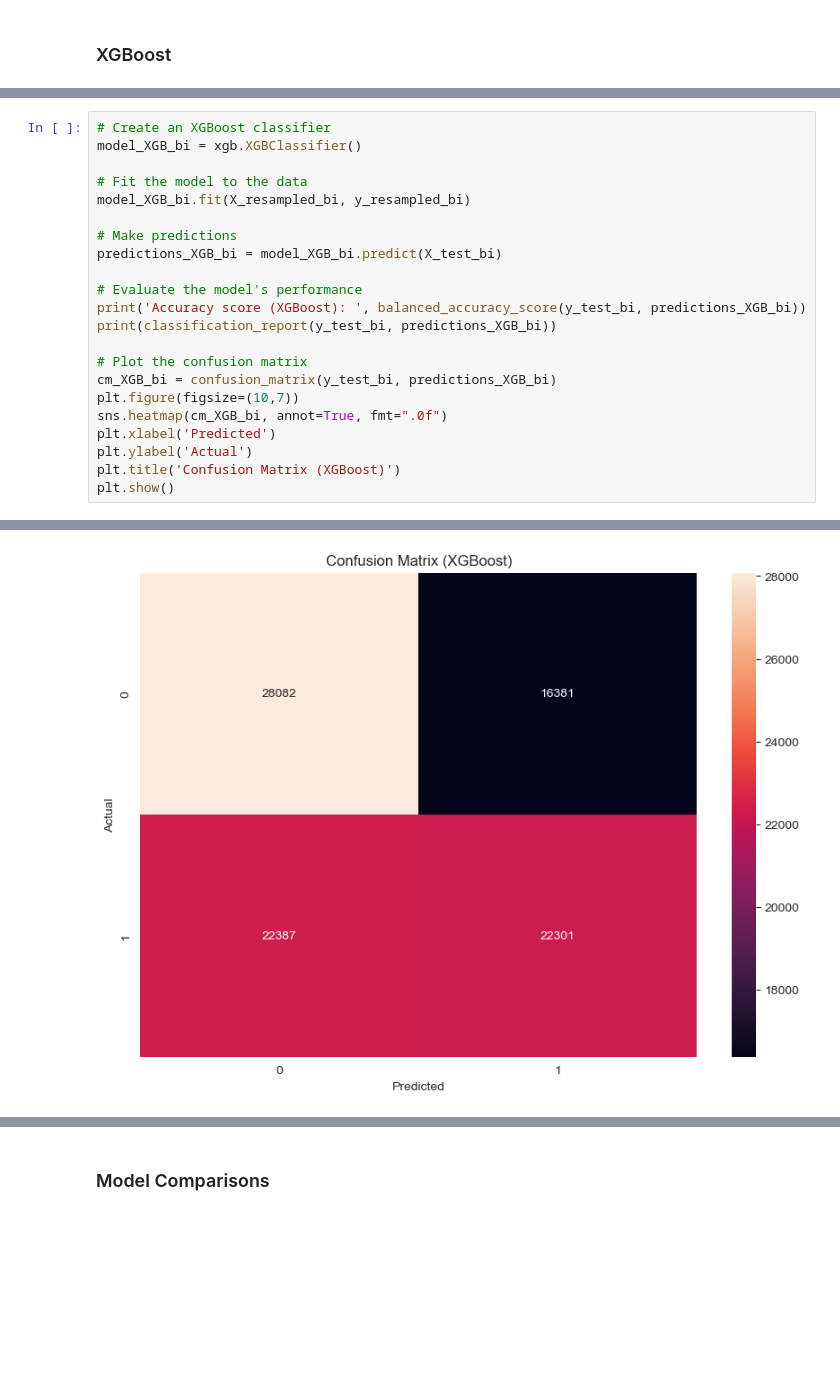
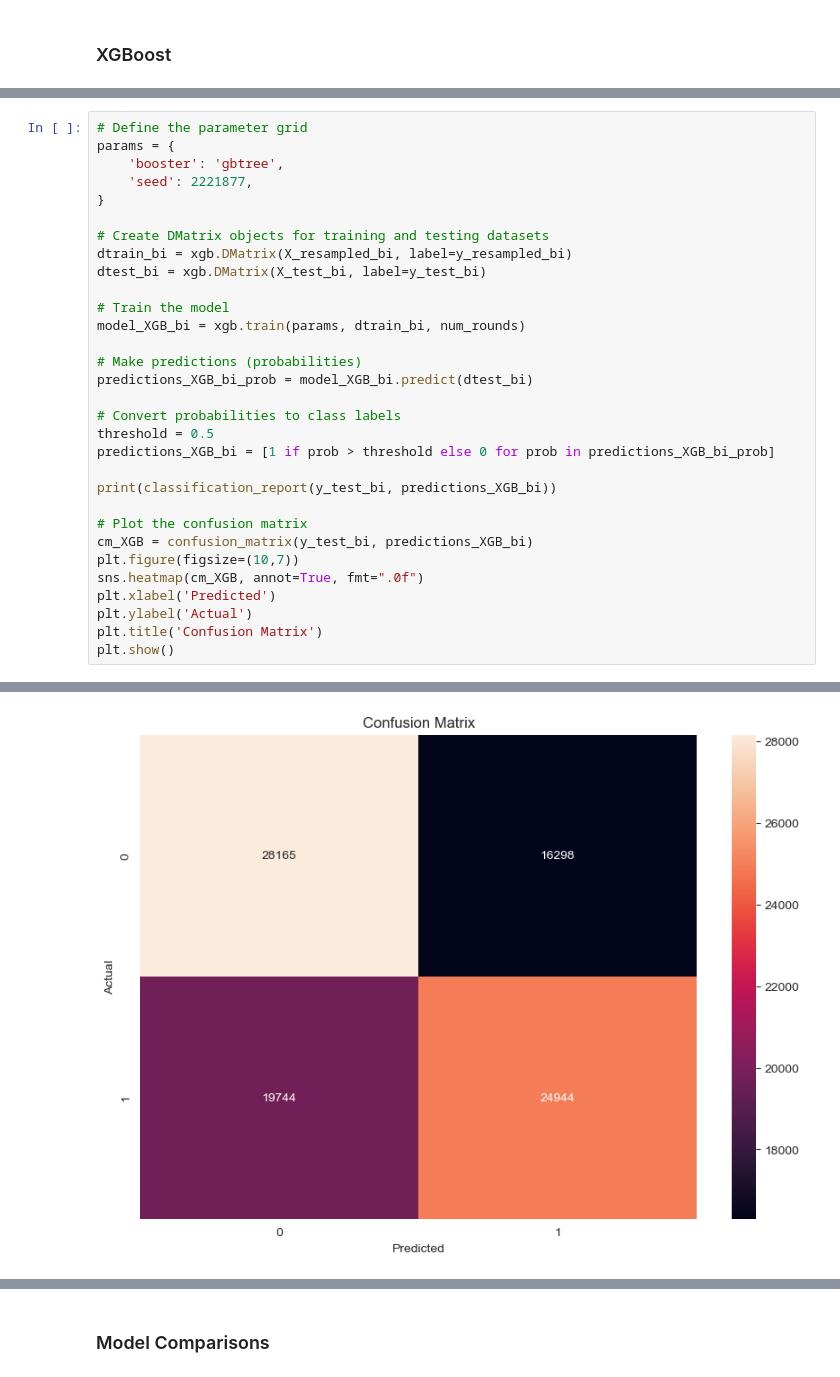
Before and after one commit to SkywingsWang/Masters-Degree-Dissertation, a Jupyter notebook: dissertation.ipynb, the cells around one changed output, grey strips where cells are left out. Cells and saved outputs as stored; diff of their text form; blank space fills up the shorter version.

```diff
--- a/dissertation.ipynb
+++ b/dissertation.ipynb
@@ -956,23 +944,32 @@ minutes_since_midnight: 0.0579
 # %%
-# Create an XGBoost classifier
-model_XGB_bi = xgb.XGBClassifier()
+# Define the parameter grid
+params = {
+    'booster': 'gbtree',
+    'seed': 2221877,
+}
 
-# Fit the model to the data
-model_XGB_bi.fit(X_resampled_bi, y_resampled_bi)
+# Create DMatrix objects for training and testing datasets
+dtrain_bi = xgb.DMatrix(X_resampled_bi, label=y_resampled_bi)
+dtest_bi = xgb.DMatrix(X_test_bi, label=y_test_bi)
 
-# Make predictions
-predictions_XGB_bi = model_XGB_bi.predict(X_test_bi)
+# Train the model
+model_XGB_bi = xgb.train(params, dtrain_bi, num_rounds)
 
-# Evaluate the model's performance
-print('Accuracy score (XGBoost): ', balanced_accuracy_score(y_test_bi, predictions_XGB_bi))
+# Make predictions (probabilities)
+predictions_XGB_bi_prob = model_XGB_bi.predict(dtest_bi)
+
+# Convert probabilities to class labels
+threshold = 0.5
+predictions_XGB_bi = [1 if prob > threshold else 0 for prob in predictions_XGB_bi_prob]
+
 print(classification_report(y_test_bi, predictions_XGB_bi))
 
 # Plot the confusion matrix
-cm_XGB_bi = confusion_matrix(y_test_bi, predictions_XGB_bi)
+cm_XGB = confusion_matrix(y_test_bi, predictions_XGB_bi)
 plt.figure(figsize=(10,7))
-sns.heatmap(cm_XGB_bi, annot=True, fmt=".0f")
+sns.heatmap(cm_XGB, annot=True, fmt=".0f")
 plt.xlabel('Predicted')
 plt.ylabel('Actual')
-plt.title('Confusion Matrix (XGBoost)')
+plt.title('Confusion Matrix')
 plt.show()
 # %% [output]
@@ -988 +984 @@ weighted avg       0.57      0.57      0.56     89151
-[figure, old version]
+[figure, new version]
```
Also changed, not shown: parts of 22 cells of this notebook.
